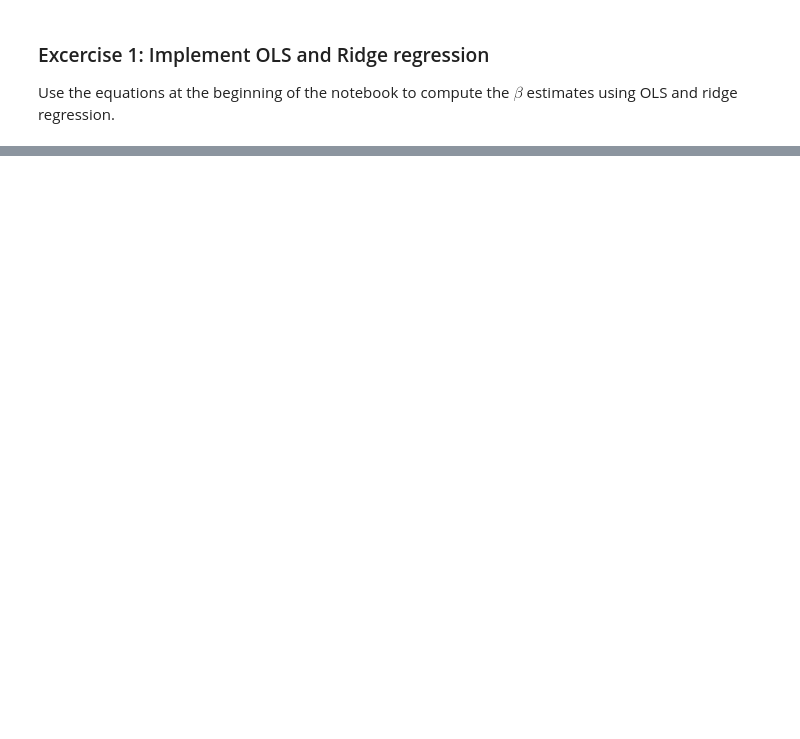
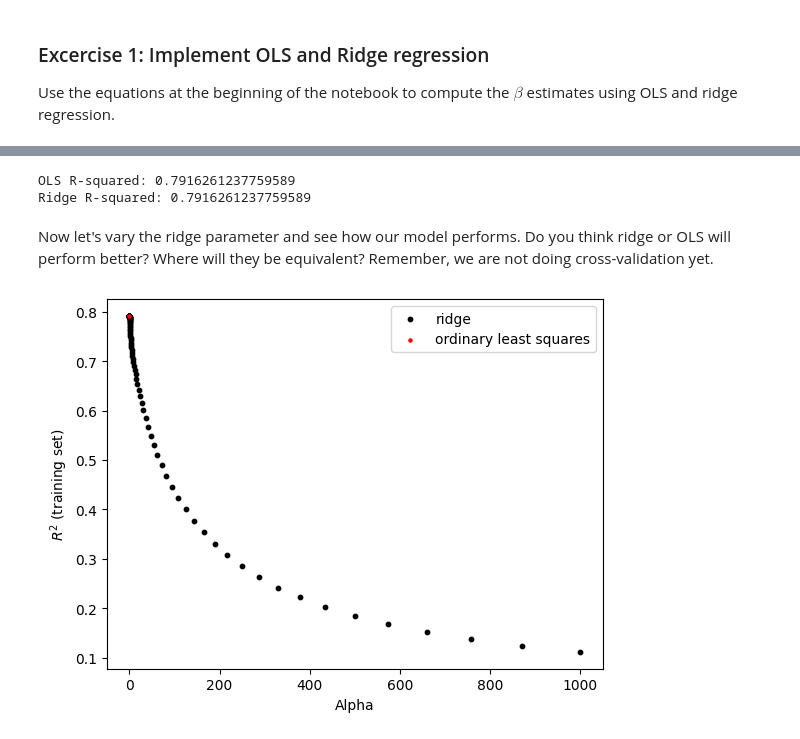
Before and after one commit to churchlandlab/DataSAI_summer_school, a Jupyter notebook: 1_Ridge_Regression.ipynb, the cells around one changed output, grey strips where cells are left out. Cells and saved outputs as stored; diff of their text form; code cells hidden in the pictures; blank space fills up the shorter version.

```diff
--- a/1_Ridge_Regression.ipynb
+++ b/1_Ridge_Regression.ipynb
@@ -97,0 +119,36 @@ AssertionError: Not equal, try setting alpha to 0
+# %%
+def r_squared_score(y_true, y_pred):
+    numerator = ((y_true - y_pred) ** 2).sum(axis=0)
+    denominator = ((y_true - np.average(y_true, axis=0)) ** 2).sum(axis=0)
+    r_squared = 1 - numerator / denominator
+    return r_squared
+
+y_pred_ols = x @ ols_betas
+y_pred_ridge = x @ ridge_betas
+
+r2_ols = r_squared_score(y,y_pred_ols)
+r2_ridge = r_squared_score(y,y_pred_ridge) # if the ridge parameter (alpha) was set to zero, these scores should be equivalent
+
+print(f'OLS R-squared: {r2_ols}')
+print(f'Ridge R-squared: {r2_ridge}')
+# %% [output]
+OLS R-squared: 0.7916261237759589
+Ridge R-squared: 0.7916261237759589
+# %% [markdown]
+Now let's vary the ridge parameter and see how our model performs. Do you think ridge or OLS will perform better? Where will they be equivalent? Remember, we are not doing cross-validation yet.
+# %%
+ALPHAS = 10**np.linspace(-9,3,200)
+
+scores = np.empty_like(ALPHAS)
+for i,alpha in enumerate(ALPHAS):
+    betas = ridge_solver(x,y,alpha)
+    scores[i] = r_squared_score(y, x @ betas)
+
+plt.scatter(ALPHAS,scores, s=10, color='black', label='ridge')
+plt.scatter(0, r_squared_score(y, x @ ols_solver(x,y)), s=5, color='red',label='ordinary least squares') # plot OLS score
+plt.legend()
+plt.xlabel('Alpha')
+plt.ylabel('$R^2$ (training set)')
+plt.show()
+# %% [output]
+[figure, added]
```
Also changed, not shown: parts of 9 cells of this notebook.
